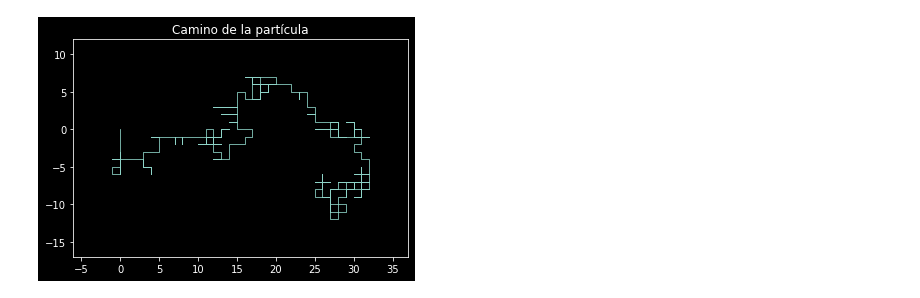
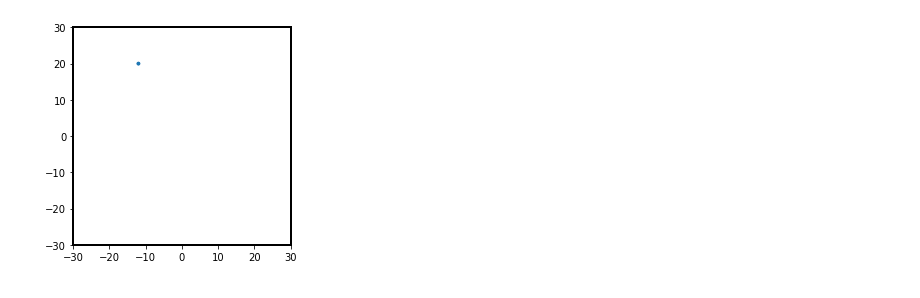
Before and after one commit to mauromeli/simulacion, a Jupyter notebook: Ej8.ipynb, the cells around one changed output. Drawn from its saved outputs; the diff is of its cells as text; code cells hidden in the pictures.

```diff
--- a/Ej8.ipynb
+++ b/Ej8.ipynb
@@ -1,60 +1,15 @@
-# %%
-
-
-import matplotlib.pyplot as plt
-import random
-import matplotlib.animation as animation
-import numpy as np
-
-
-MAX_FRAMES = 300
-movements = { 'right': 0, 'left': 0, 'up': 0, 'down': 0 }
-
-def init():
-    line.set_data([], [])
-    return line,
-
-def make_path(max_frames):
-    for i in range(0, max_frames - 1):
-        step = []
-        random_value = random.uniform(0,1)
-
-        if random_value < 0.25:
-            step = [1, 0]
-            movements['right']+=1
-        elif random_value < 0.5:
-            step = [0, -1]
-            movements['down']+=1
-        elif random_value < 0.75:
-            step = [-1, 0]
-            movements['left']+=1
-        else:
-            step = [0, 1]
-            movements['up']+=1
-
-        x_data.append(x_data[i] + step[0])
-        y_data.append(y_data[i] + step[1])
-
-def animate(i):
-    line.set_data(x_data[:i], y_data[:i])
-    return line,
-
-x_data, y_data = [0], [0]
-plt.style.use('dark_background')
-
-
-make_path(MAX_FRAMES)
-fig = plt.figure()
-ax = plt.axes(xlim=(min(x_data) - 5, max(x_data) + 5), ylim=(min(y_data) - 5, max(y_data) + 5))
-line, = ax.plot([], [],'-', lw=0.8)
-
-plt.title('Camino de la partícula')
-plt.axis('on')
-
-anim = animation.FuncAnimation(fig, animate, init_func=init,interval=100, frames=MAX_FRAMES, blit=True)
-
-anim.save('camino_particula.gif',writer='imagemagick')
-# %% [output]
-[figure, removed]
+# %%
+from simulation import Simulation
+
+MAX_X = 30
+MAX_Y = 30
+PARTICLES_AMOUNT = 1
+FRAMES = 10
+FPS = 10
+
+sim = Simulation(PARTICLES_AMOUNT, MAX_X, MAX_Y, FRAMES, FPS)
+sim.do_animation(save=True, filename='camino_particula_ej8.gif')
+# %% [output]
+[figure, added]
 # %%
 from IPython.display import Image
```
Also changed, not shown: parts of 1 cell of this notebook, 4 other files.
